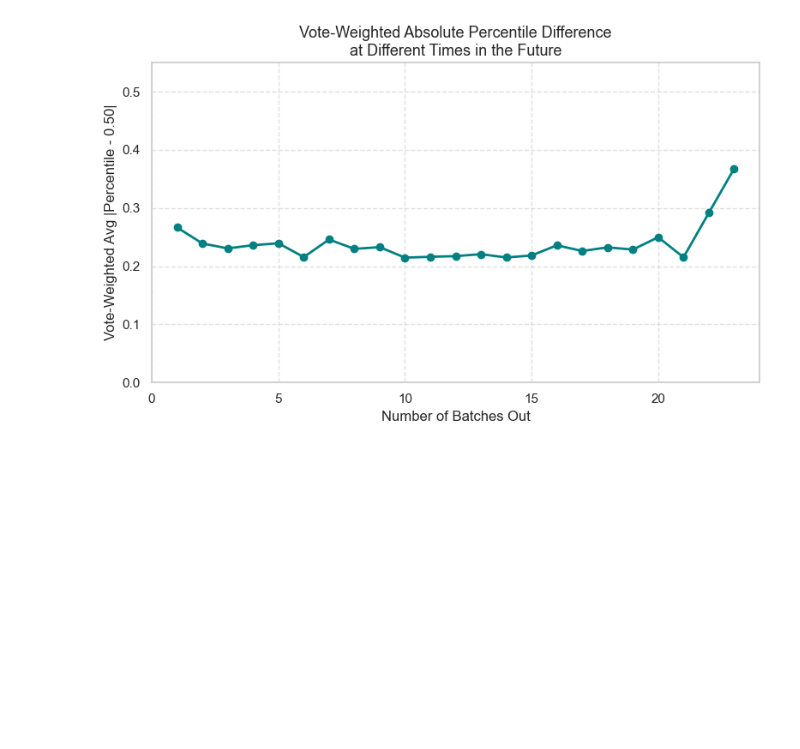
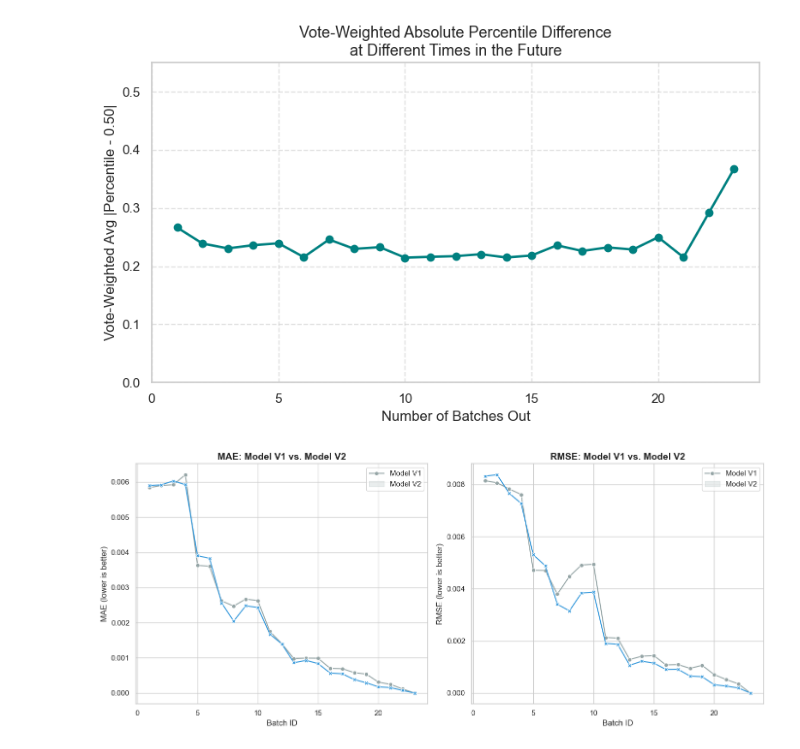
Before and after one commit to rickyrojas311/realtimeElectionForecasting, a Jupyter notebook: model_v2/model_v2.ipynb, the cells around one changed output. Drawn from its saved outputs; the diff is of its cells as text; code cells hidden in the pictures; blank space fills up the shorter version.

```diff
--- a/model_v2/model_v2.ipynb
+++ b/model_v2/model_v2.ipynb
@@ -131,8 +136,12 @@ for current_batch in batches:
 
         # Hyperparameters
         sigma_r = pm.HalfNormal('sigma_r', sigma=0.05)
-        mu_g = pm.Normal('mu_g', mu=0.0, sigma=0.05)
+
+        # The global shift parameters
+        mu_g = pm.Normal('mu_g', mu=0, sigma=0.05)
         sigma_g = pm.HalfNormal('sigma_g', sigma=0.05)
+
+        # Observation noise for a single batch drop
         sigma_batch = pm.HalfNormal('sigma_batch', sigma=0.31)
 
         # Race-Specific Latent State (Non-centered)
@@ -999,3 +1008,50 @@ plt.tight_layout()
 plt.show()
 # %% [output]
 [figure]
+# %%
+
+# 1. Load the v1 data
+plot_df_v1 = pd.read_csv('../model_v1/v1.csv')
+
+# 2. Merge current plot_df and plot_df_v1 on 'batch_id'
+# We add suffixes to distinguish between the two model versions
+merged_df = pd.merge(
+    plot_df_v1[['batch_id', 'MAE_MCMC', 'RMSE_MCMC']],
+    plot_df[['batch_id', 'MAE_MCMC', 'RMSE_MCMC']],
+    on='batch_id',
+    suffixes=('_V1', '_V2')
+)
+
+# Initialize the subplots (adjust figsize as needed)
+fig, axes = plt.subplots(1, 2, figsize=(14, 6))
+
+# --- Plot 1: MAE ---
+sns.lineplot(
+    data=merged_df.set_index('batch_id')[['MAE_MCMC_V1', 'MAE_MCMC_V2']],
+    markers=True,
+    dashes=False,
+    ax=axes[0],
+    palette=["#95a5a6", "#3498db"] # Grey for V1, Blue for V2
+)
+axes[0].set_title("MAE: Model V1 vs. Model V2", fontsize=14, fontweight='bold')
+axes[0].set_ylabel("MAE (lower is better)", fontsize=12)
+axes[0].set_xlabel("Batch ID", fontsize=12)
+axes[0].legend(["Model V1", "Model V2"])
+
+# --- Plot 2: RMSE ---
+sns.lineplot(
+    data=merged_df.set_index('batch_id')[['RMSE_MCMC_V1', 'RMSE_MCMC_V2']],
+    markers=True,
+    dashes=False,
+    ax=axes[1],
+    palette=["#95a5a6", "#3498db"]
+)
+axes[1].set_title("RMSE: Model V1 vs. Model V2", fontsize=14, fontweight='bold')
+axes[1].set_ylabel("RMSE (lower is better)", fontsize=12)
+axes[1].set_xlabel("Batch ID", fontsize=12)
+axes[1].legend(["Model V1", "Model V2"])
+
+plt.tight_layout()
+plt.show()
+# %% [output]
+[figure, added]
```
Also changed, not shown: parts of 5 cells of this notebook, 1 other file.
